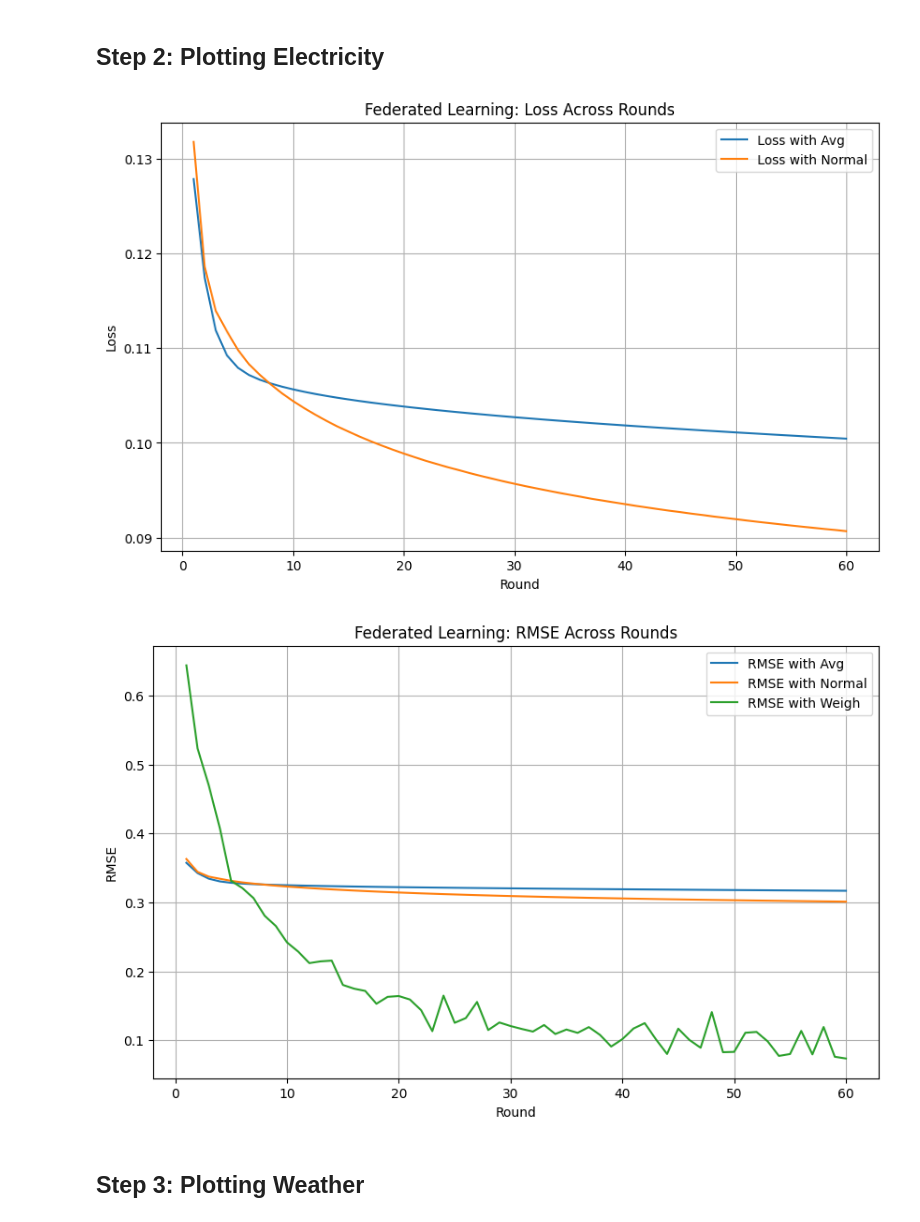
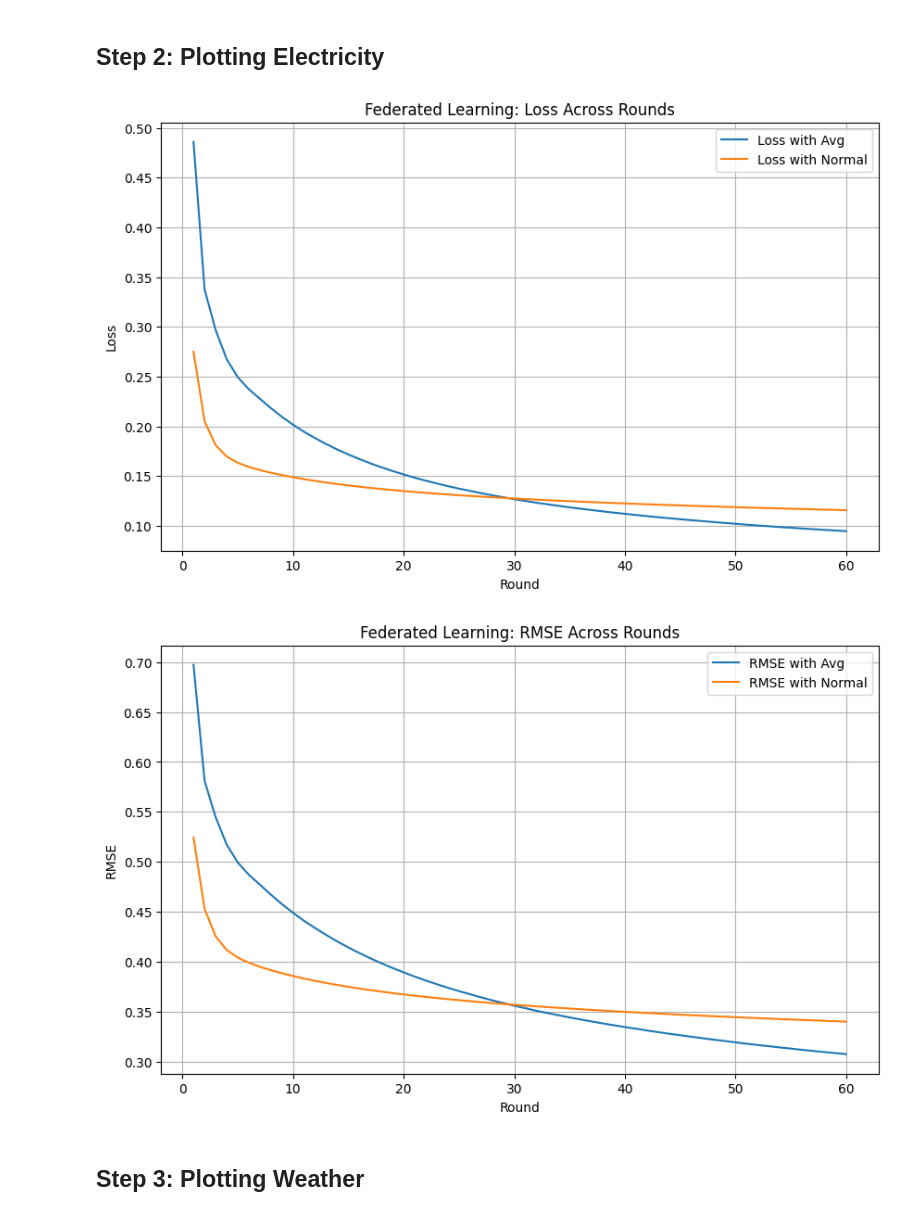
Before and after one commit to thanhquanse/fl-intermittency, a Jupyter notebook: FL-DT-visualizer.ipynb, the cells around one changed output. Cells and saved outputs as stored; diff of their text form; code cells hidden in the pictures.

Commit message:
Commit the 4th branch - fix saving weights issues

```diff
--- a/FL-DT-visualizer.ipynb
+++ b/FL-DT-visualizer.ipynb
@@ -8,8 +8,8 @@ import json
 # %%
 HISTORY_DIR = f'model_history'
 DATASET = "electricity"
-PERCENTAGE_MISSING_CLIENT = "01"
-MISSING_MODE = "noadjacency"
+PERCENTAGE_MISSING_CLIENT = "02"
+MISSING_MODE = "2adjacency"
 MATRIX_MISSING_LENGTH = "10x10"
 LOCATION = "central"
 
@@ -18,38 +18,38 @@ normal_losses_rmses_dict = {}
 weigh_losses_rmses_dict = {}
 
 with open(f"{HISTORY_DIR}/{DATASET}/avg/{LOCATION}/{MATRIX_MISSING_LENGTH}/{PERCENTAGE_MISSING_CLIENT}/{MISSING_MODE}/losses_rmses.json") as avg_file:
     avg_losses_rmses_dict = json.load(avg_file)
 
 with open(f"{HISTORY_DIR}/{DATASET}/normal/{LOCATION}/losses_rmses.json") as normal_file:
     normal_losses_rmses_dict = json.load(normal_file)
 
-with open("model_history/weigh/losses_rmses.json") as weigh_file:
-    weigh_losses_rmses_dict = json.load(weigh_file)
+# with open("model_history/weigh/losses_rmses.json") as weigh_file:
+#     weigh_losses_rmses_dict = json.load(weigh_file)
 
 plt.figure(figsize=(10, 6))
 plt.plot(range(1, len(avg_losses_rmses_dict['losses']) + 1), avg_losses_rmses_dict['losses'], label='Loss with Avg')
 plt.plot(range(1, len(normal_losses_rmses_dict['losses']) + 1), normal_losses_rmses_dict['losses'], label='Loss with Normal')
 # plt.plot(range(1, len(weigh_losses_rmses_dict['losses']) + 1), weigh_losses_rmses_dict['losses'], label='Loss with Weigh')
 plt.title("Federated Learning: Loss Across Rounds")
 plt.xlabel("Round")
 plt.ylabel("Loss")
 plt.legend()
 plt.grid(True)
 plt.show()
 
 plt.figure(figsize=(10, 6))
 plt.plot(range(1, len(avg_losses_rmses_dict['rmses']) + 1), avg_losses_rmses_dict['rmses'], label='RMSE with Avg')
 plt.plot(range(1, len(normal_losses_rmses_dict['rmses']) + 1), normal_losses_rmses_dict['rmses'], label='RMSE with Normal')
-plt.plot(range(1, len(weigh_losses_rmses_dict['rmses']) + 1), weigh_losses_rmses_dict['rmses'], label='RMSE with Weigh')
+# plt.plot(range(1, len(weigh_losses_rmses_dict['rmses']) + 1), weigh_losses_rmses_dict['rmses'], label='RMSE with Weigh')
 plt.title("Federated Learning: RMSE Across Rounds")
 plt.xlabel("Round")
 plt.ylabel("RMSE")
 plt.legend()
 plt.grid(True)
 plt.show()
 # %% [output]
-[figure, old version]
+[figure, new version]
-[figure, old version]
+[figure, new version]
 # %% [markdown]
 ## Step 3: Plotting Weather
 # %%
```
Also changed, not shown: 4 other files.
